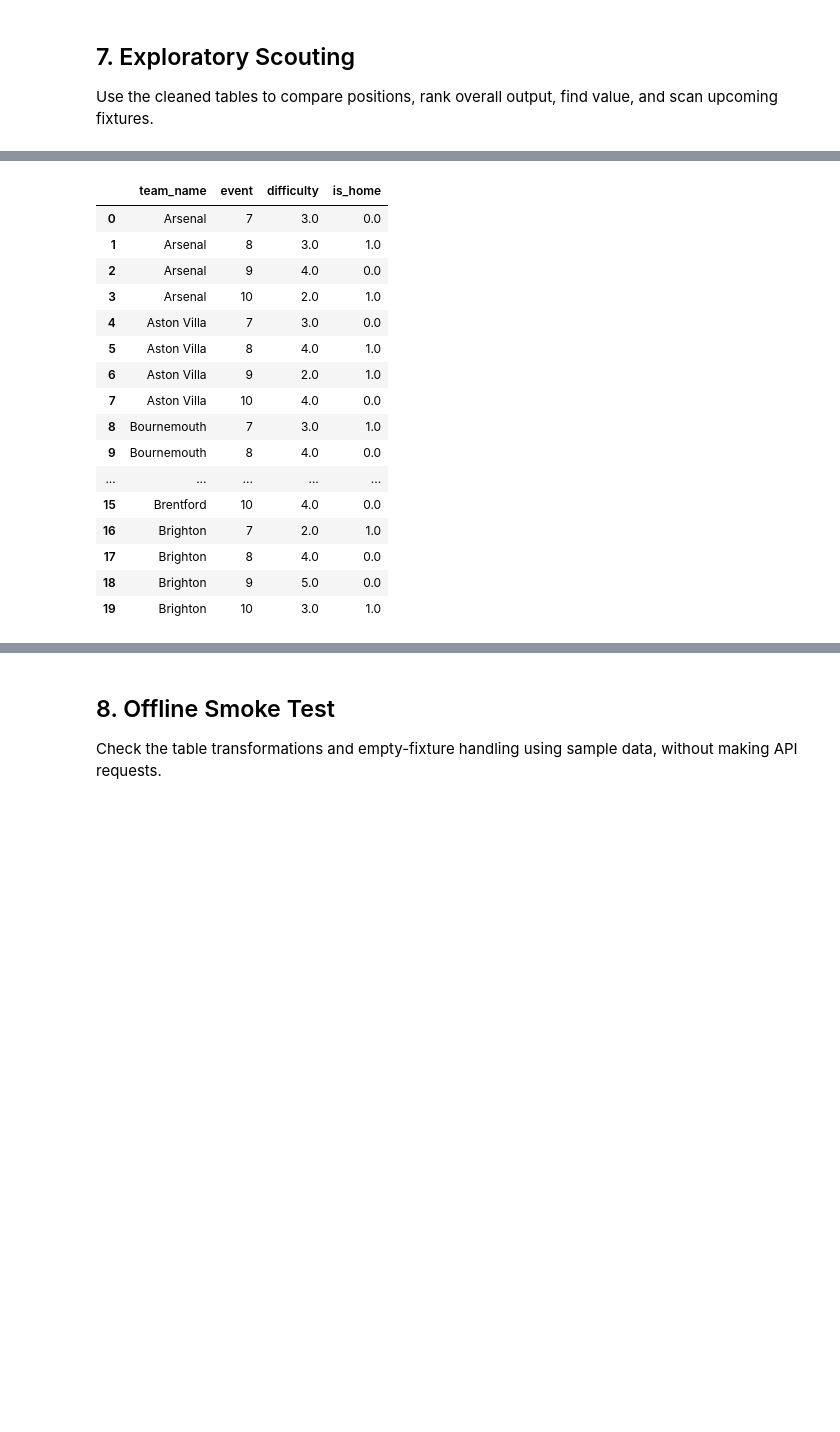
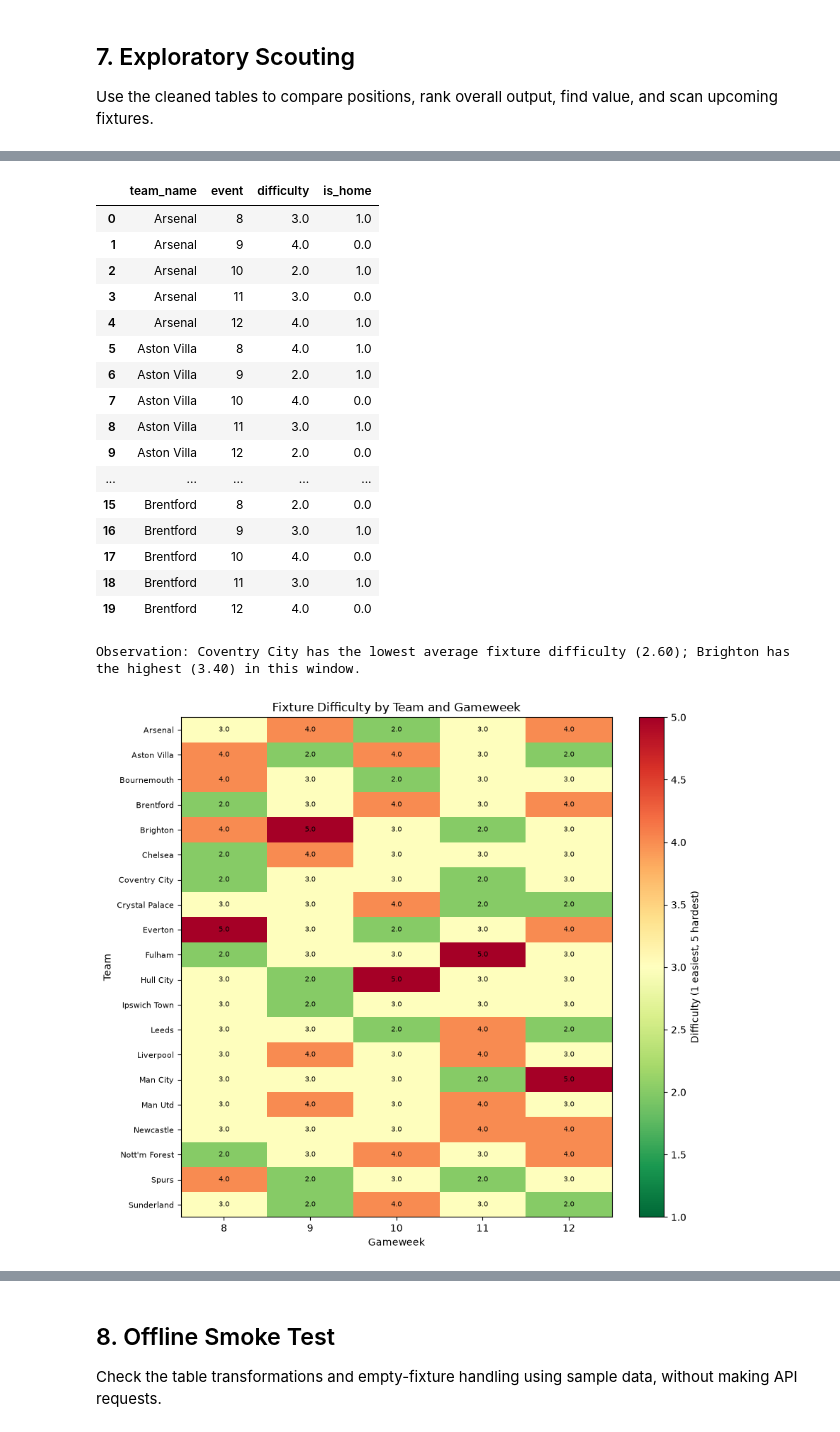
Before and after one commit to Kiletta/FPL-Fantasy-Scout, a Jupyter notebook: Fantasy Code Redo.ipynb, the cells around one changed output, grey strips where cells are left out. Cells and saved outputs as stored; diff of their text form; code cells hidden in the pictures; blank space fills up the shorter version.

```diff
--- a/Fantasy Code Redo.ipynb
+++ b/Fantasy Code Redo.ipynb
@@ -546,28 +662,76 @@ display(
 # %%
 fixtures_by_team = (
     fixtures_df.groupby(["team_name", "event"], as_index=False)[["difficulty", "is_home"]]
     .mean()
     .sort_values(["team_name", "event"])
 )
 display(fixtures_by_team.head(20))
+
+if fixtures_df.empty:
+    print("Observation: there are no upcoming fixtures in the selected window.")
+else:
+    team_difficulty = fixtures_df.groupby("team_name")["difficulty"].mean().dropna()
+    if not team_difficulty.empty:
+        easiest_team = team_difficulty.idxmin()
+        hardest_team = team_difficulty.idxmax()
+        print(
+            f"Observation: {easiest_team} has the lowest average fixture difficulty "
+            f"({team_difficulty[easiest_team]:.2f}); {hardest_team} has the highest "
+            f"({team_difficulty[hardest_team]:.2f}) in this window."
+        )
+    fixture_matrix = fixtures_by_team.pivot_table(
+        index="team_name", columns="event", values="difficulty", aggfunc="mean"
+    ).sort_index()
+    fig, ax = plt.subplots(figsize=(9, 8))
+    image = ax.imshow(
+        fixture_matrix,
+        aspect="auto",
+        cmap="RdYlGn_r",
+        vmin=1,
+        vmax=5,
+    )
+    ax.set_title("Fixture Difficulty by Team and Gameweek")
+    ax.set_xlabel("Gameweek")
+    ax.set_ylabel("Team")
+    ax.set_xticks(range(len(fixture_matrix.columns)))
+    ax.set_xticklabels(fixture_matrix.columns)
+    ax.set_yticks(range(len(fixture_matrix.index)))
+    ax.set_yticklabels(fixture_matrix.index, fontsize=8)
+    for row_index in range(fixture_matrix.shape[0]):
+        for column_index in range(fixture_matrix.shape[1]):
+            difficulty = fixture_matrix.iloc[row_index, column_index]
+            if pd.notna(difficulty):
+                ax.text(
+                    column_index,
+                    row_index,
+                    f"{difficulty:.1f}",
+                    ha="center",
+                    va="center",
+                    fontsize=7,
+                )
+    fig.colorbar(image, ax=ax, label="Difficulty (1 easiest, 5 hardest)")
+    fig.tight_layout()
+    plt.show()
 # %% [output]
 |  | team_name | event | difficulty | is_home |
-| 0 | Arsenal | 7 | 3.0 | 0.0 |
-| 1 | Arsenal | 8 | 3.0 | 1.0 |
-| 2 | Arsenal | 9 | 4.0 | 0.0 |
-| 3 | Arsenal | 10 | 2.0 | 1.0 |
-| 4 | Aston Villa | 7 | 3.0 | 0.0 |
+| 0 | Arsenal | 8 | 3.0 | 1.0 |
+| 1 | Arsenal | 9 | 4.0 | 0.0 |
+| 2 | Arsenal | 10 | 2.0 | 1.0 |
+| 3 | Arsenal | 11 | 3.0 | 0.0 |
+| 4 | Arsenal | 12 | 4.0 | 1.0 |
 | 5 | Aston Villa | 8 | 4.0 | 1.0 |
 | 6 | Aston Villa | 9 | 2.0 | 1.0 |
 | 7 | Aston Villa | 10 | 4.0 | 0.0 |
-| 8 | Bournemouth | 7 | 3.0 | 1.0 |
-| 9 | Bournemouth | 8 | 4.0 | 0.0 |
+| 8 | Aston Villa | 11 | 3.0 | 1.0 |
+| 9 | Aston Villa | 12 | 2.0 | 0.0 |
 | ... | ... | ... | ... | ... |
-| 15 | Brentford | 10 | 4.0 | 0.0 |
-| 16 | Brighton | 7 | 2.0 | 1.0 |
-| 17 | Brighton | 8 | 4.0 | 0.0 |
-| 18 | Brighton | 9 | 5.0 | 0.0 |
-| 19 | Brighton | 10 | 3.0 | 1.0 |
+| 15 | Brentford | 8 | 2.0 | 0.0 |
+| 16 | Brentford | 9 | 3.0 | 1.0 |
+| 17 | Brentford | 10 | 4.0 | 0.0 |
+| 18 | Brentford | 11 | 3.0 | 1.0 |
+| 19 | Brentford | 12 | 4.0 | 0.0 |
+Observation: Coventry City has the lowest average fixture difficulty (2.60); Brighton has the highest (3.40) in this window.
+[figure, added]
 # %%
 shortlist = players_df.loc[
     (players_df["minutes"] >= 500)
```
Also changed, not shown: parts of 10 cells of this notebook.
